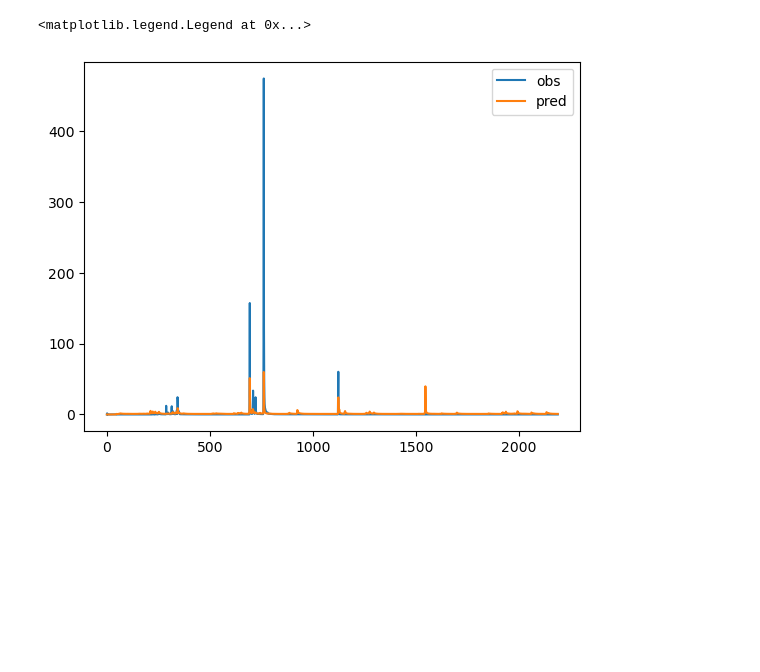
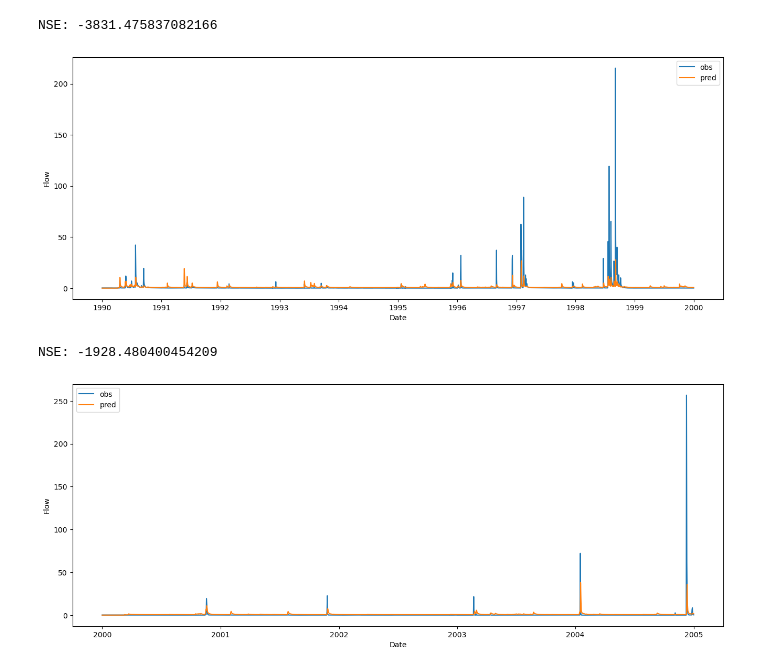
Before and after one commit to arpit-kapoor/hybrid-gr4j, a Jupyter notebook: notebooks/GR4J-calibration.ipynb, the cells around one changed output. Drawn from its saved outputs; the diff is of its cells as text; code cells hidden in the pictures; blank space fills up the shorter version.

Commit message:
Update data in GR$J calibration example

```diff
--- a/notebooks/GR4J-calibration.ipynb
+++ b/notebooks/GR4J-calibration.ipynb
@@ -57,5 +82,12 @@ et1 = maulescreek_rain_et_2010_2015['FAO56'].values
-# %%
-result = model.fit(flow1, prcp1, et1)
+# %%
+# Tune GR4J parameters
+prcp_calib = calibration_data.loc[:, 'Rain'].values
+et_calib = calibration_data.loc[:, 'FAO56'].values
+flow_calib = calibration_data.loc[:, 'Value'].values
+date_calib = calibration_data.loc[:, 'Date'].values
+
+
+result = model.fit(flow_calib, prcp_calib, et_calib)
 # %%
 params = {}
 
@@ -74,10 +106,35 @@ model.get_params()
-# %%
-flow_pred = model.simulate(prcp1, et1)
-# %%
-import matplotlib.pyplot as plt
-plt.plot(flow1, label='obs')
-plt.plot(flow_pred, label='pred')
-plt.legend()
-# %% [output]
-<matplotlib.legend.Legend at 0x...>
-[figure, removed]
+# %%
+def nse(targets, predictions):
+    return 1-(np.sum((targets-predictions)**2)/np.sum((targets-np.mean(predictions))**2))
+
+def evaluate(model, dates, et, prcp, flow):
+
+    flow_pred = model.simulate(prcp, et)
+
+    nse_score = nse(flow, flow_pred)
+    print(f"NSE: {nse_score}")
+
+    fig, ax = plt.subplots(figsize=(16, 6))
+    ax.plot(dates, flow, label='obs')
+    ax.plot(dates, flow_pred, label='pred')
+
+    ax.set_xlabel('Date')
+    ax.set_ylabel('Flow')
+
+    plt.legend()
+# %%
+evaluate(model, date_calib,  et_calib, prcp_calib, flow_calib)
+# %% [output]
+NSE: -3831.475837082166
+[figure, added]
+# %%
+# Evaluate on unseen data
+prcp_holdout = holdout_data.loc[:, 'Rain'].values
+et_holdout= holdout_data.loc[:, 'FAO56'].values
+flow_holdout = holdout_data.loc[:, 'Value'].values
+date_holdout = holdout_data.loc[:, 'Date'].values
+
+evaluate(model, date_holdout,  et_holdout, prcp_holdout, flow_holdout)
+# %% [output]
+NSE: -1928.480400454209
+[figure, added]
```
Also changed, not shown: parts of 12 cells of this notebook.
